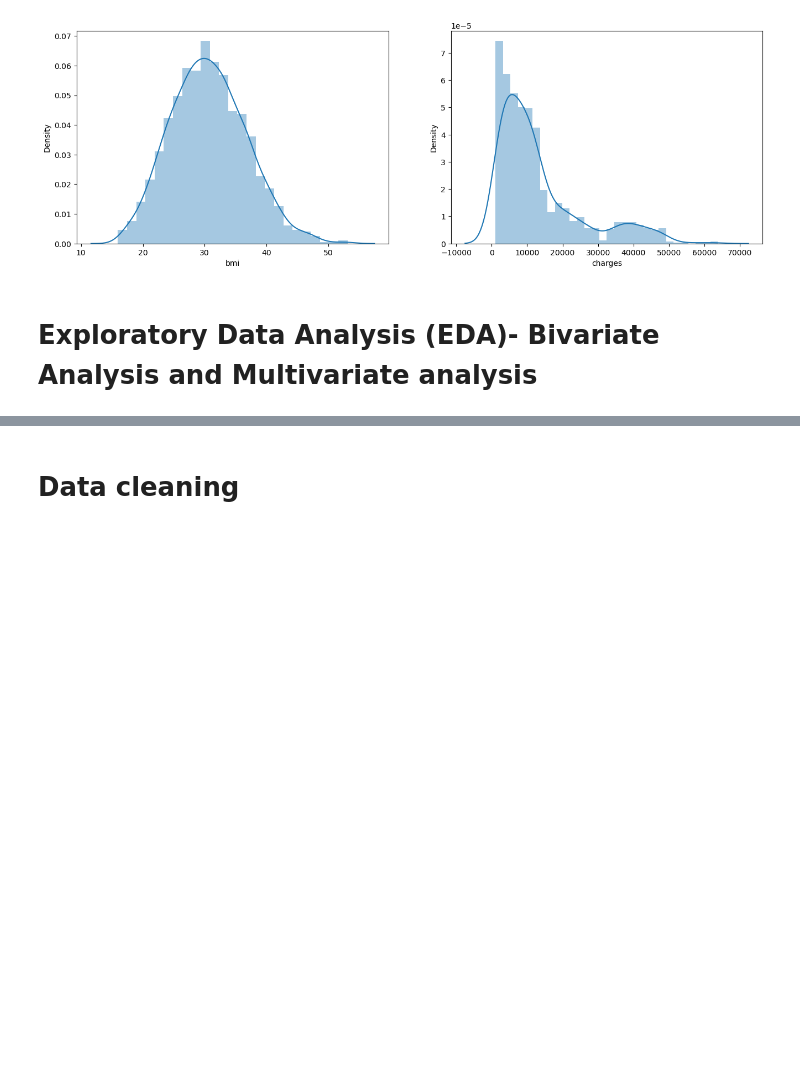
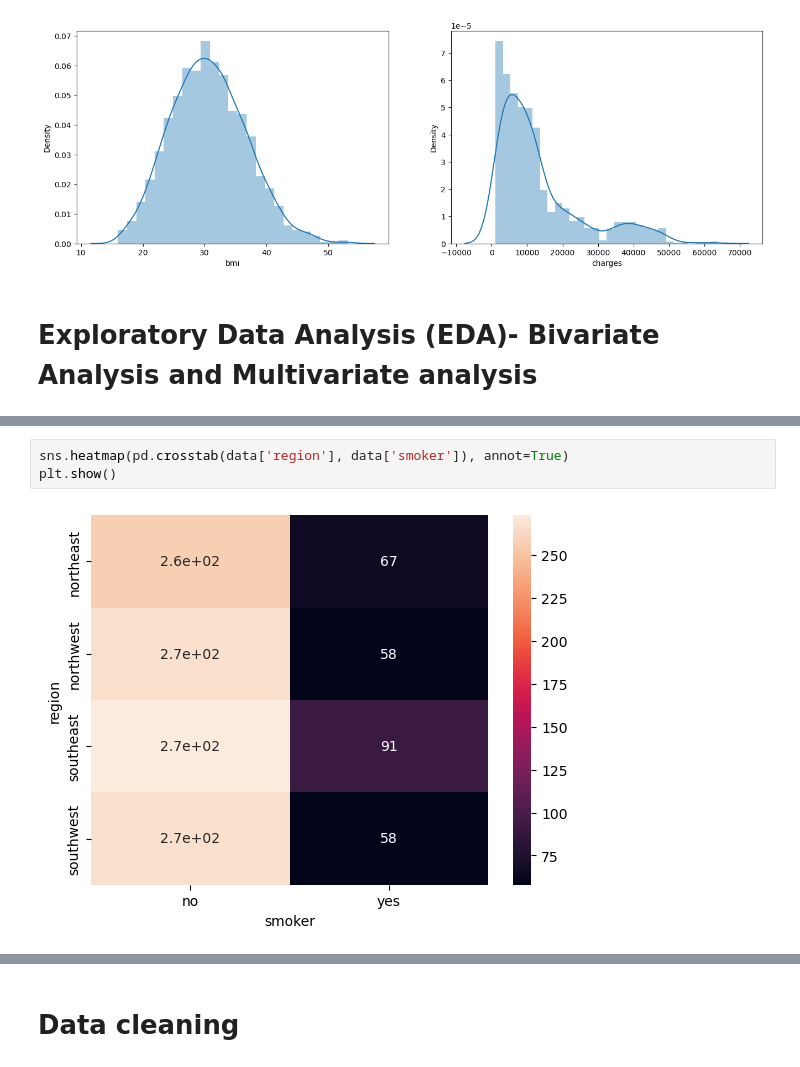
Before and after one commit to Abhinav145/Medical_price_prediction, a Jupyter notebook: Untitled.ipynb, the cells around one changed output, grey strips where cells are left out. Saved outputs shown, nothing was run; the diff lists cells and outputs as text; blank space fills up the shorter version.

```diff
--- a/Untitled.ipynb
+++ b/Untitled.ipynb
@@ -164,0 +164,5 @@ plt.show()
+# %%
+sns.heatmap(pd.crosstab(data['region'], data['smoker']), annot=True)
+plt.show()
+# %% [output]
+[figure, added]
```
Also changed, not shown: parts of 4 cells of this notebook.
